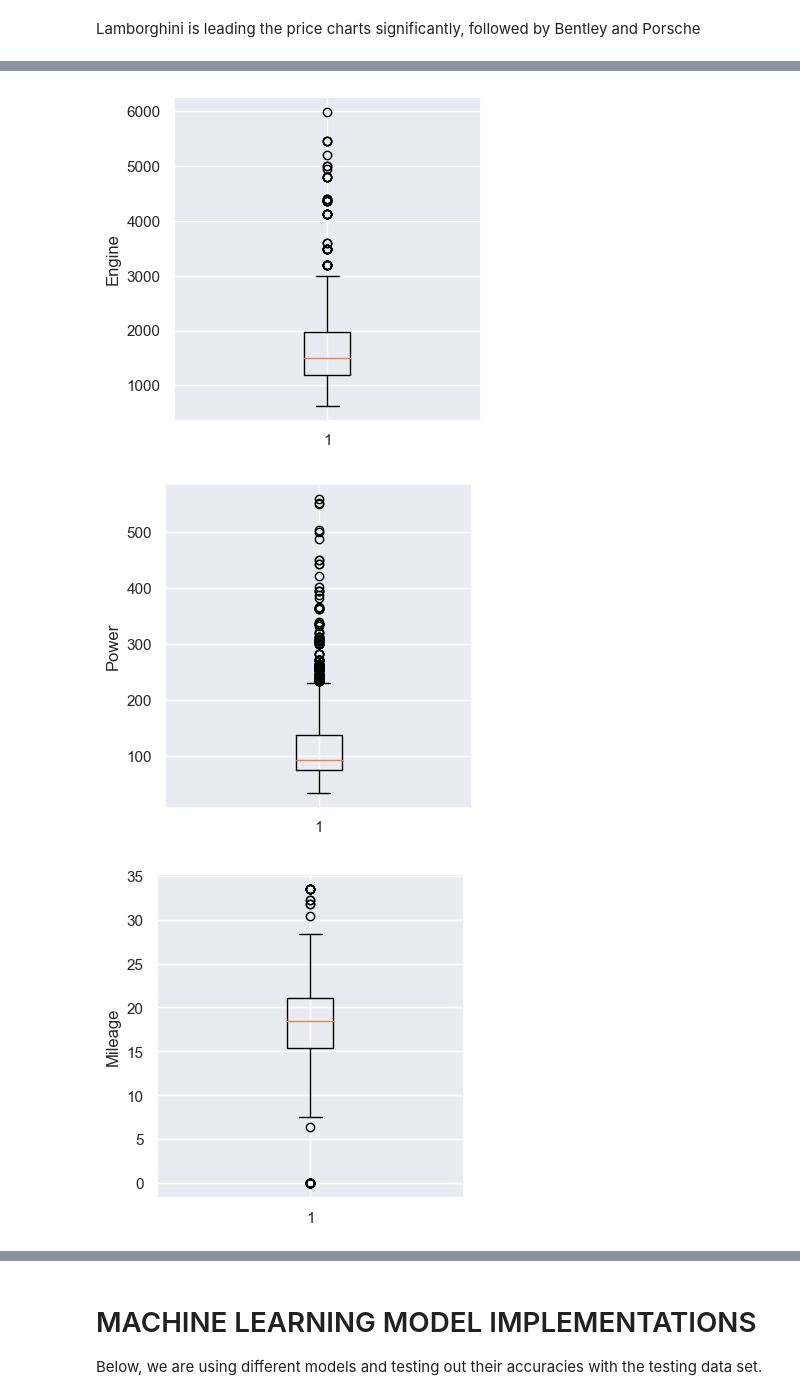
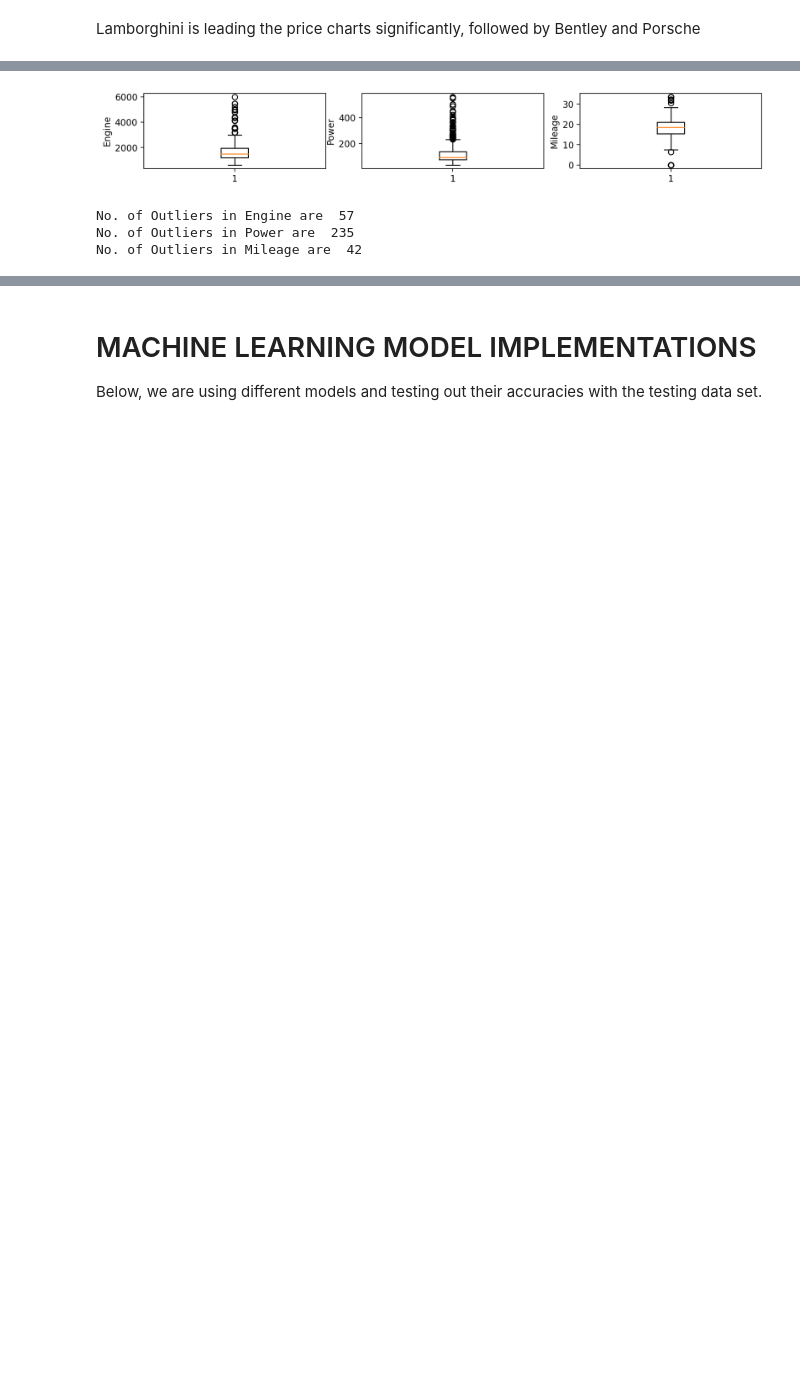
Before and after one commit to sudhanshunain/Car_Price_Prediction, a Jupyter notebook: car_price_prediction_model.ipynb, the cells around one changed output, grey strips where cells are left out. Drawn from its saved outputs; the diff is of its cells as text; code cells hidden in the pictures; blank space fills up the shorter version.

```diff
--- a/car_price_prediction_model.ipynb
+++ b/car_price_prediction_model.ipynb
@@ -104,9 +151,8 @@ In this segment, we try to observe independent correlations of our attributes wi
 # %%
 # Transmission vs Price
 
-plt.style.use('fivethirtyeight')
-
-train.groupby('Transmission')['Price'].mean().plot(kind='bar', colormap='twilight_shifted', width=0.25)
+plt.figure(figsize=(10,4))
+train.groupby('Transmission')['Price'].mean().sort_values().plot(kind='bar', colormap='coolwarm')
 plt.title('Average Price Based on Transmission', fontweight='bold')
 plt.xlabel('Transmission Type')
 plt.ylabel('Price in Lakhs')
@@ -262,46 +273,55 @@ Name: Brand, dtype: int64
 # %%
-def remove_outliers(feature, df):
-    q1 = np.percentile(df[feature], 25)
-    q2 = np.percentile(df[feature], 50)
-    q3 = np.percentile(df[feature], 75)
+def non_outliers(feature, df):
+    q1 = df[feature].quantile(0.25)
+    q3 = df[feature].quantile(0.75)
 
     iqr = q3-q1
-    lower_whisker = df[df[feature] >= q1-1.5*iqr][feature].min()
-    upper_whisker = df[df[feature] <= q3+1.5*iqr][feature].max()
+    lower_whisker = q1 - 1.5*(iqr)
+    upper_whisker = q3 + 1.5*(iqr)
 
-    return  df[(df[feature] < upper_whisker) & (df[feature]>lower_whisker)]
+    return  df[(df[feature] <= upper_whisker) & (df[feature] >= lower_whisker)]
+
+def count_outliers(feature, df):
+    newdf = non_outliers(feature, df)
+    return (df.shape[0] - newdf.shape[0])
+
+def remove_outliers(feature, df):
+    return non_outliers(feature,df)
 # %%
-# Visualizing Outliers
+# Visualizing and Removing Outliers
 
 # ----ENGINE----
 
-plt.figure(figsize=(12,4), dpi = 100)
+plt.figure(figsize=(30,7), dpi = 200)
 
-plt.subplot(1,3,1)
+plt.subplot(4,7,1)
 plt.boxplot(train['Engine'])
 plt.ylabel('Engine')
 
 # ----POWER----
 
-plt.figure(figsize=(12,4), dpi = 100)
-
-plt.subplot(1,3,2)
+plt.subplot(4,7,2)
 plt.boxplot(train['Power'])
 plt.ylabel('Power')
 
 # ----Mileage----
 
-plt.figure(figsize=(12,4), dpi = 100)
-
-plt.subplot(1,3,3)
+plt.subplot(4,7,3)
 plt.boxplot(train['Mileage'])
 plt.ylabel('Mileage')
 plt.show()
 
+# Printing Outliers in each feature
+print("No. of Outliers in Engine are ",count_outliers('Engine', train))
+print("No. of Outliers in Power are ",count_outliers('Power', train))
+print("No. of Outliers in Mileage are ",count_outliers('Mileage', train))
+
+# Removing outliers
 train = remove_outliers('Engine', train)
 train = remove_outliers('Power',train)
 train = remove_outliers('Mileage', train)
 # %% [output]
-[figure, old version]
+[figure, new version]
-[figure, removed]
-[figure, removed]
+No. of Outliers in Engine are  57
+No. of Outliers in Power are  235
+No. of Outliers in Mileage are  42
```
Also changed, not shown: parts of 50 cells of this notebook.
